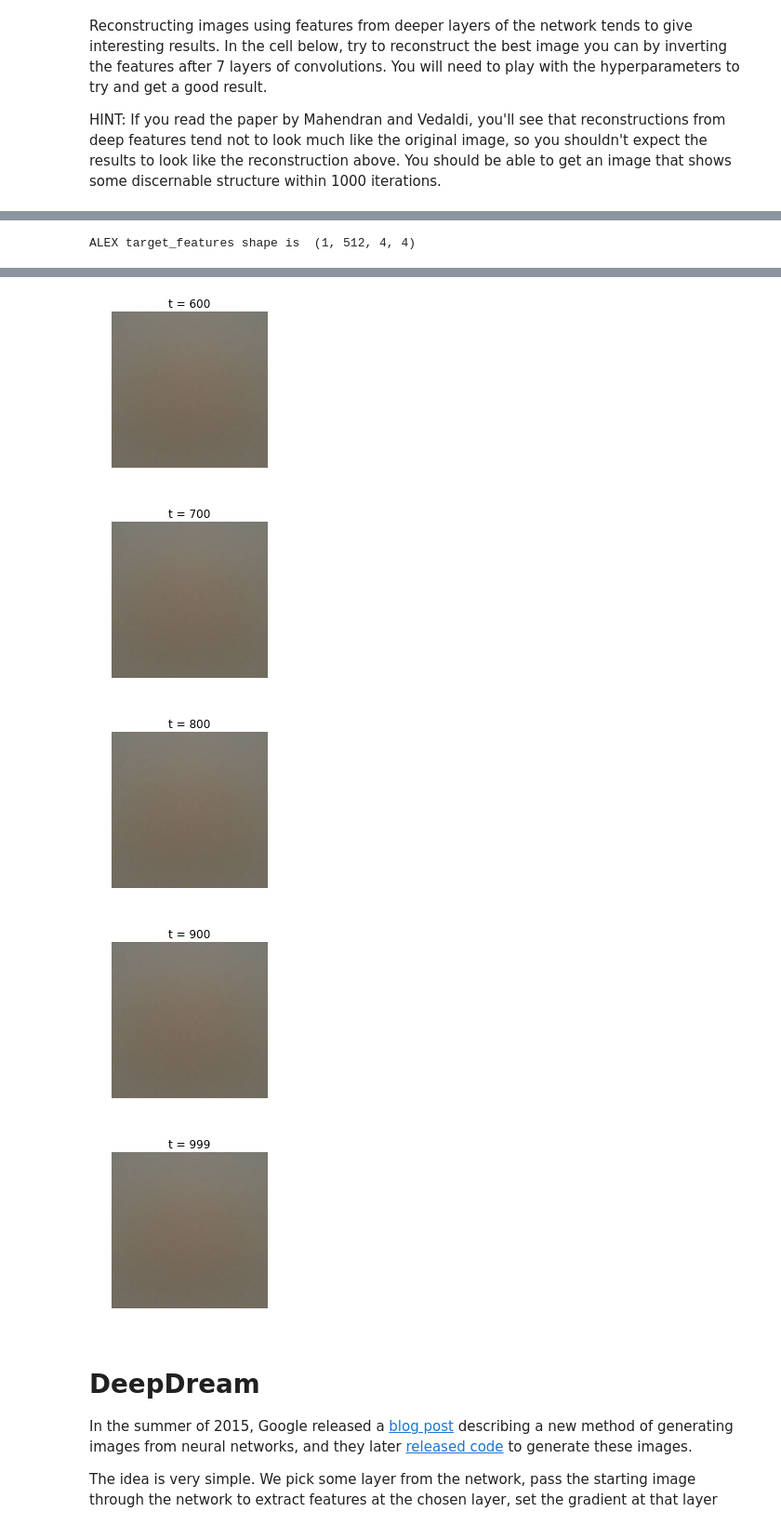
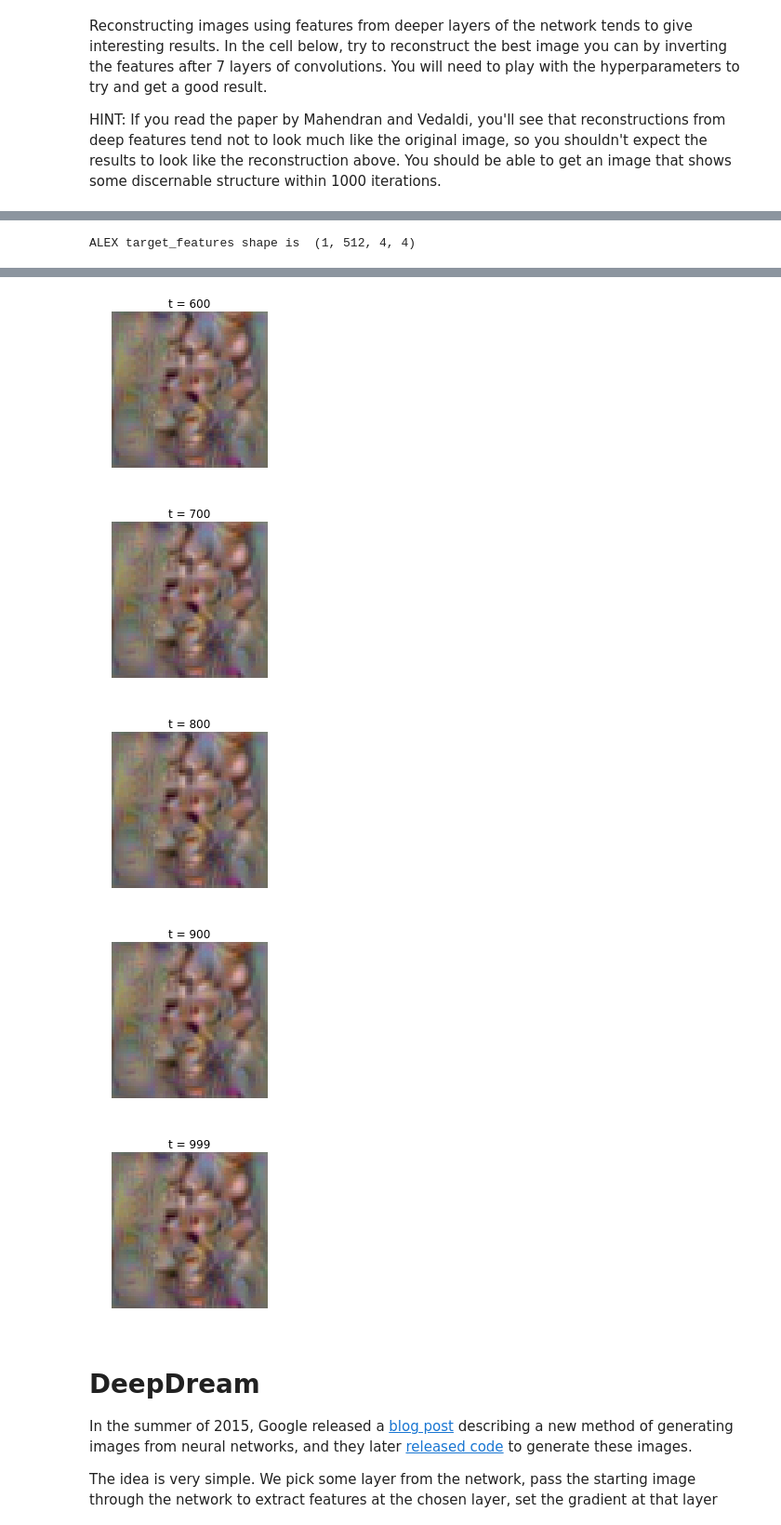
Before and after one commit to aroetter/cs231n-assignment3, a Jupyter notebook: ImageGeneration.ipynb, the cells around one changed output, grey strips where cells are left out. Shown at 93% size. Cells and saved outputs as stored; diff of their text form; code cells hidden in the pictures.

```diff
--- a/ImageGeneration.ipynb
+++ b/ImageGeneration.ipynb
@@ -302,10 +301,10 @@ feats, _ = model.forward(img_pre, end=layer)
 # You will need to play with these parameters.
 kwargs = {
   'num_iterations': 1000,
-  'learning_rate': 0, #was originally 0
-  'l2_reg': 0,
+  'learning_rate': 10000, #was originally 0
+  'l2_reg': 1e-8,
   'show_every': 100,
-  'blur_every': 0,
+  'blur_every': 10, # was originally 0
 }
 X = invert_features(feats, layer, model, **kwargs)
 # %% [output]
@@ -320,8 +319,8 @@ ALEX target_features shape is  (1, 512, 4, 4)
-[figure, old version]
+[figure, new version]
-[figure, old version]
+[figure, new version]
-[figure, old version]
+[figure, new version]
-[figure, old version]
+[figure, new version]
-[figure, old version]
+[figure, new version]
 # %% [markdown]
 # DeepDream
 In the summer of 2015, Google released a [blog post](http://googleresearch.blogspot.com/2015/06/inceptionism-going-deeper-into-neural.html) describing a new method of generating images from neural networks, and they later [released code](https://github.com/google/deepdream) to generate these images.
```
Also changed, not shown: parts of 2 cells of this notebook.
